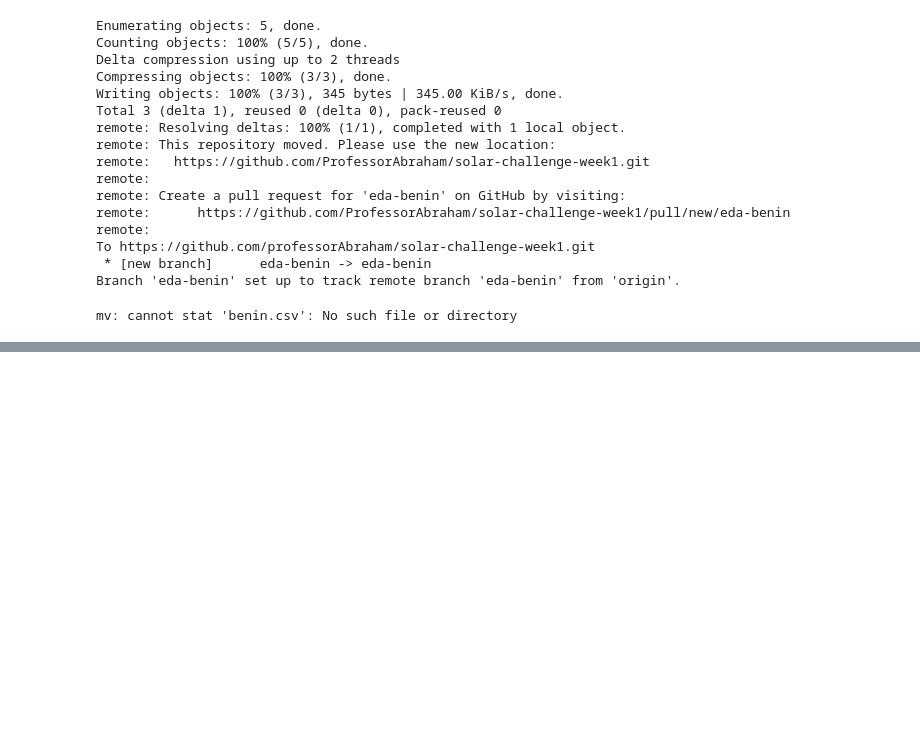
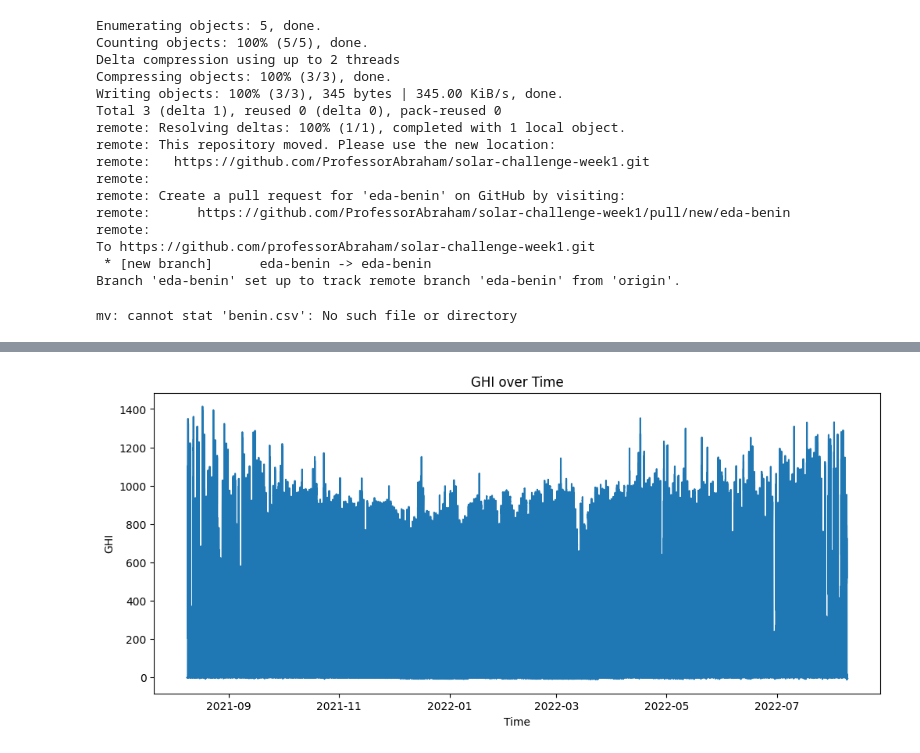
Before and after one commit to ProfessorAbraham/solar-challenge-week1, a Jupyter notebook: notebooks/benin_eda.ipynb, the cells around one changed output, grey strips where cells are left out. Saved outputs shown, nothing was run; the diff lists cells and outputs as text; code cells hidden in the pictures; blank space fills up the shorter version.

```diff
--- a/notebooks/benin_eda.ipynb
+++ b/notebooks/benin_eda.ipynb
@@ -65,3 +65,6 @@ Branch 'eda-benin' set up to track remote branch 'eda-benin' from 'origin'.
 !mv benin.csv data/
 # %% [output]
 mv: cannot stat 'benin.csv': No such file or directory
+# %%
+import pandas as pd
+df = pd.read_csv("/content/solar-challenge-week1/data/benin-malanville.csv")
@@ -67,0 +128,10 @@ mv: cannot stat 'benin.csv': No such file or directory
+# %%
+df['Timestamp'] = pd.to_datetime(df['Timestamp'])  # if not already datetime
+plt.figure(figsize=(12,5))
+plt.plot(df['Timestamp'], df['GHI'])
+plt.title('GHI over Time')
+plt.xlabel('Time')
+plt.ylabel('GHI')
+plt.show()
+# %% [output]
+[figure, added]
```
Also changed, not shown: parts of 6 cells of this notebook.
